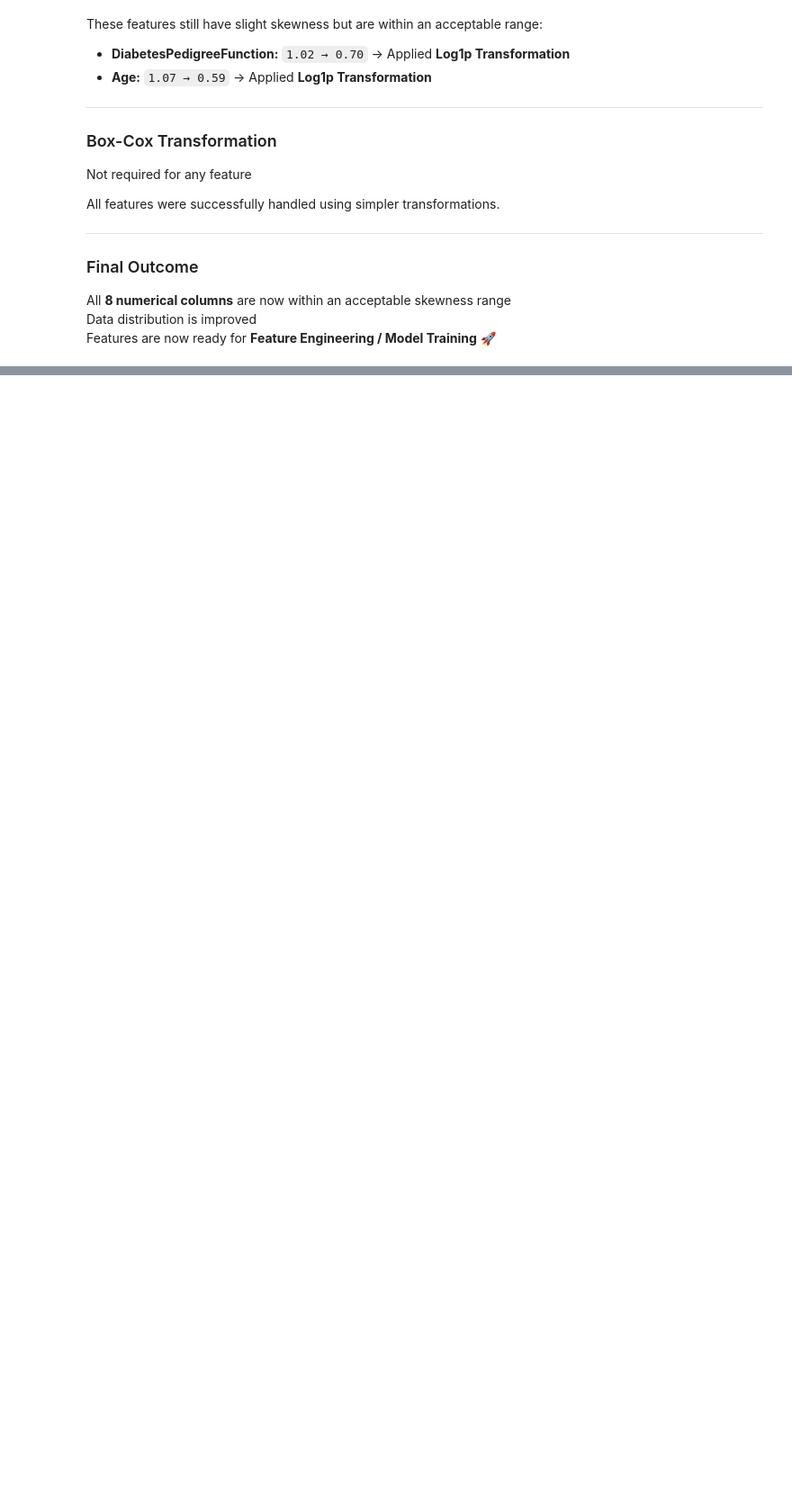
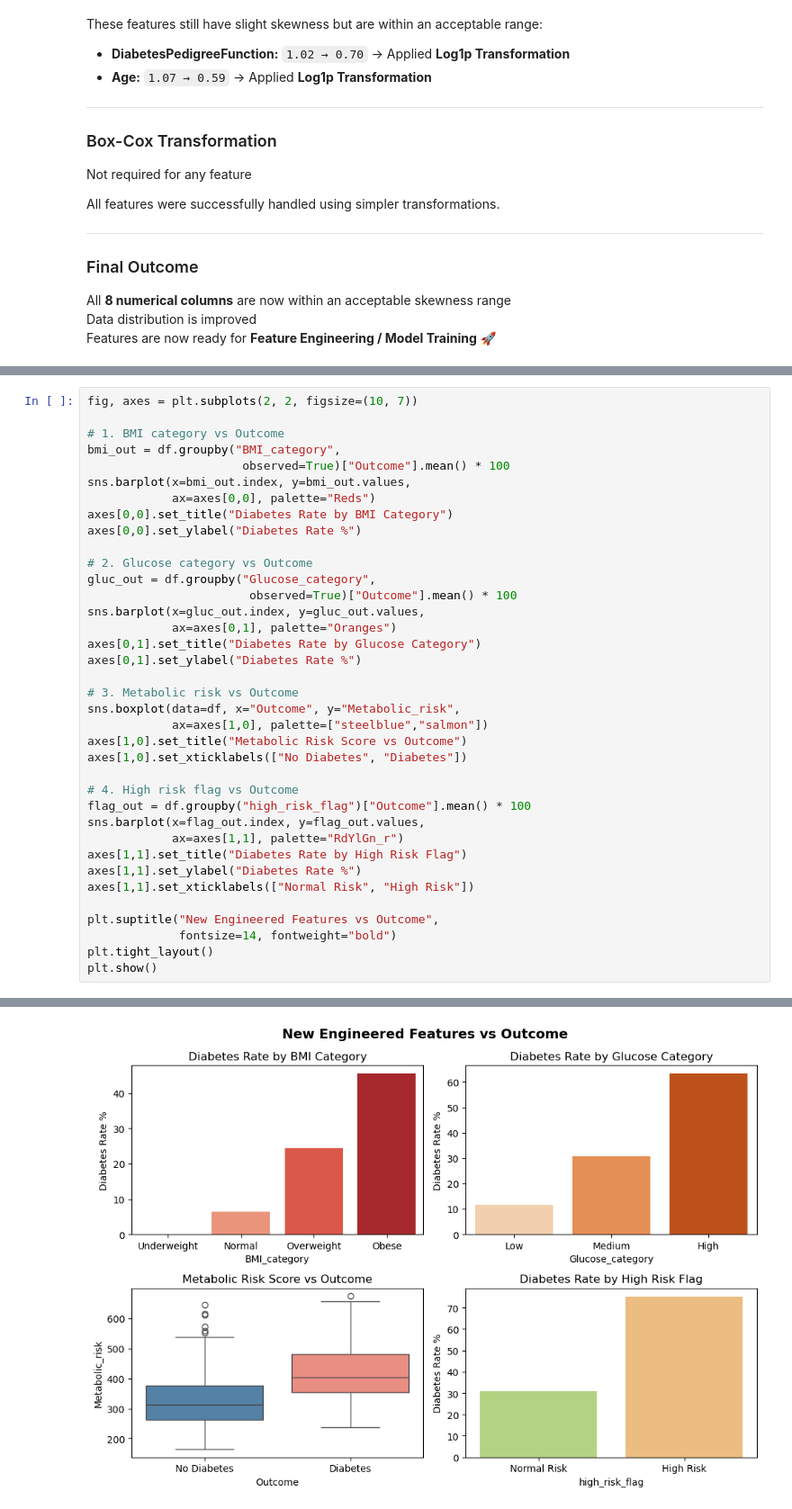
Before and after one commit to saleh-khattak/ML_Diabetes_Detiction, a Jupyter notebook: EDA_Model.ipynb, the cells around one changed output, grey strips where cells are left out. Shown at 90% size. Drawn from its saved outputs; the diff is of its cells as text; blank space fills up the shorter version.

Commit message:
Data is ready for ML Modeling

```diff
--- a/EDA_Model.ipynb
+++ b/EDA_Model.ipynb
@@ -777,0 +967,38 @@ All features were successfully handled using simpler transformations.
+# %%
+fig, axes = plt.subplots(2, 2, figsize=(10, 7))
+
+# 1. BMI category vs Outcome
+bmi_out = df.groupby("BMI_category",
+                      observed=True)["Outcome"].mean() * 100
+sns.barplot(x=bmi_out.index, y=bmi_out.values,
+            ax=axes[0,0], palette="Reds")
+axes[0,0].set_title("Diabetes Rate by BMI Category")
+axes[0,0].set_ylabel("Diabetes Rate %")
+
+# 2. Glucose category vs Outcome
+gluc_out = df.groupby("Glucose_category",
+                       observed=True)["Outcome"].mean() * 100
+sns.barplot(x=gluc_out.index, y=gluc_out.values,
+            ax=axes[0,1], palette="Oranges")
+axes[0,1].set_title("Diabetes Rate by Glucose Category")
+axes[0,1].set_ylabel("Diabetes Rate %")
+
+# 3. Metabolic risk vs Outcome
+sns.boxplot(data=df, x="Outcome", y="Metabolic_risk",
+            ax=axes[1,0], palette=["steelblue","salmon"])
+axes[1,0].set_title("Metabolic Risk Score vs Outcome")
+axes[1,0].set_xticklabels(["No Diabetes", "Diabetes"])
+
+# 4. High risk flag vs Outcome
+flag_out = df.groupby("high_risk_flag")["Outcome"].mean() * 100
+sns.barplot(x=flag_out.index, y=flag_out.values,
+            ax=axes[1,1], palette="RdYlGn_r")
+axes[1,1].set_title("Diabetes Rate by High Risk Flag")
+axes[1,1].set_ylabel("Diabetes Rate %")
+axes[1,1].set_xticklabels(["Normal Risk", "High Risk"])
+
+plt.suptitle("New Engineered Features vs Outcome",
+             fontsize=14, fontweight="bold")
+plt.tight_layout()
+plt.show()
+# %% [output]
@@ -777,0 +1020 @@ All features were successfully handled using simpler transformations.
+[figure, added]
```
Also changed, not shown: parts of 27 cells of this notebook.
